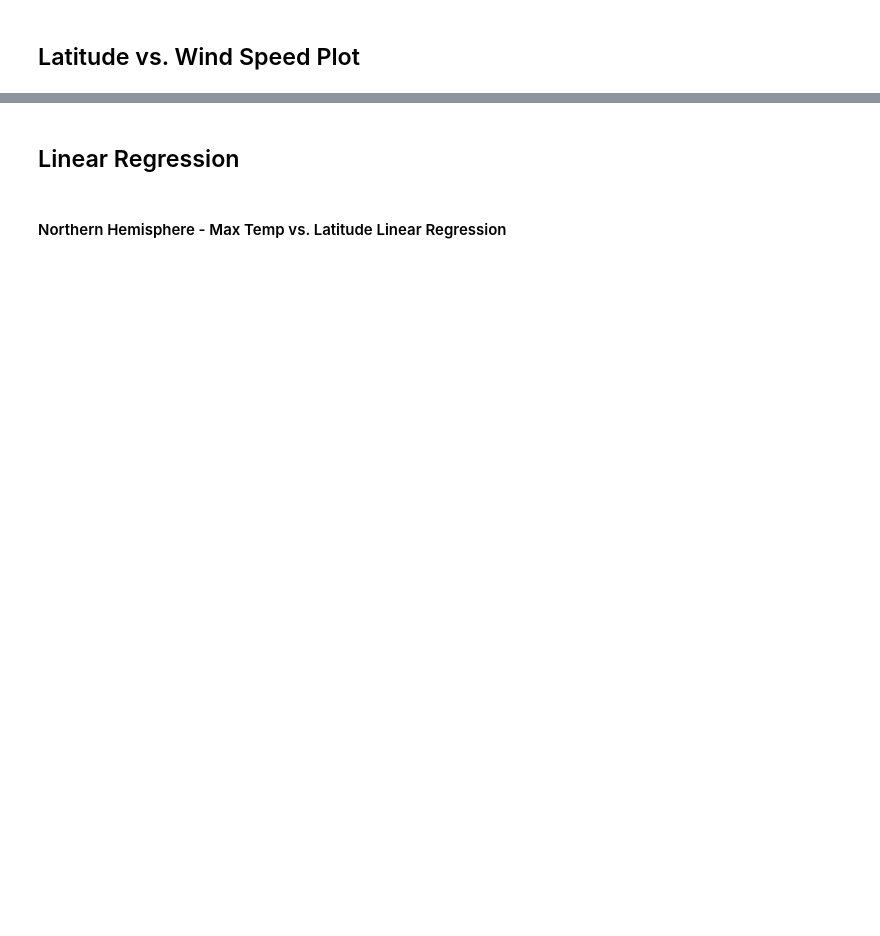
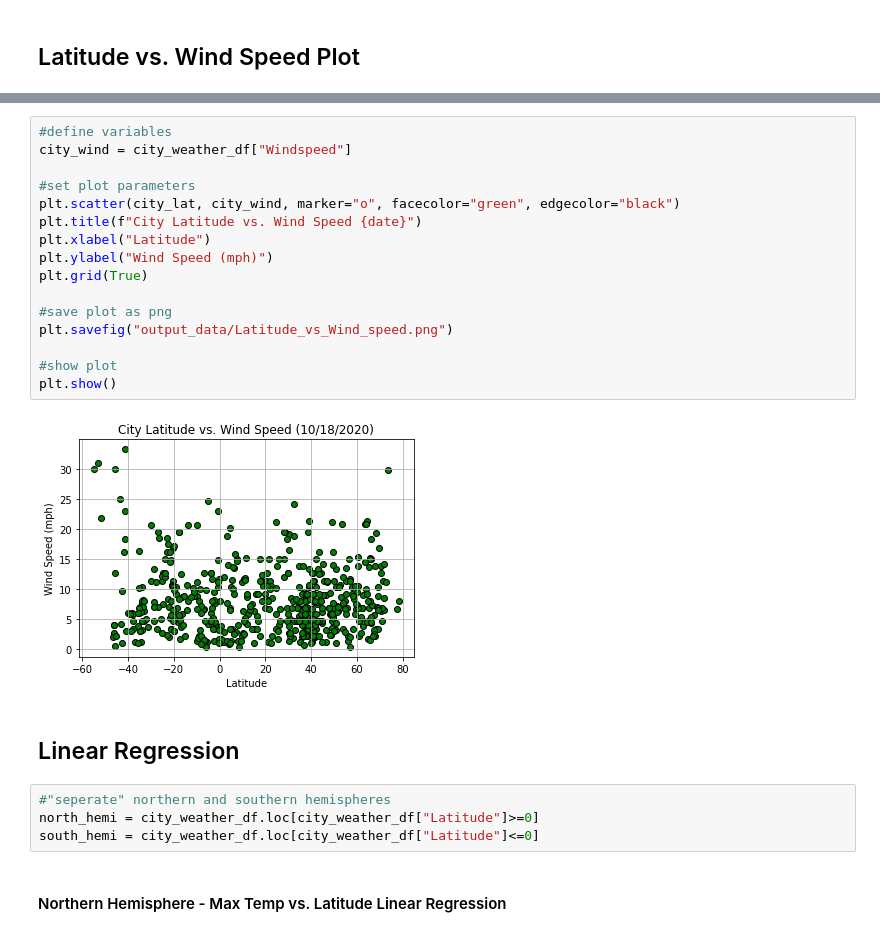
Before and after one commit to Candy-Capilla/python-api-challenge, a Jupyter notebook: WeatherPy/WeatherPy.ipynb, the cells around one changed output, grey strips where cells are left out. Drawn from its saved outputs; the diff is of its cells as text; blank space fills up the shorter version.

```diff
--- a/WeatherPy/WeatherPy.ipynb
+++ b/WeatherPy/WeatherPy.ipynb
@@ -193,4 +241,26 @@ Int64Index([], dtype='int64')
+# %%
+#define variables
+city_wind = city_weather_df["Windspeed"]
+
+#set plot parameters
+plt.scatter(city_lat, city_wind, marker="o", facecolor="green", edgecolor="black")
+plt.title(f"City Latitude vs. Wind Speed {date}")
+plt.xlabel("Latitude")
+plt.ylabel("Wind Speed (mph)")
+plt.grid(True)
+
+#save plot as png
+plt.savefig("output_data/Latitude_vs_Wind_speed.png")
+
+#show plot
+plt.show()
+# %% [output]
+[figure, added]
 # %% [markdown]
 ## Linear Regression
+# %%
+#"seperate" northern and southern hemispheres
+north_hemi = city_weather_df.loc[city_weather_df["Latitude"]>=0]
+south_hemi = city_weather_df.loc[city_weather_df["Latitude"]<=0]
 # %% [markdown]
 ####  Northern Hemisphere - Max Temp vs. Latitude Linear Regression
```
Also changed, not shown: parts of 32 cells of this notebook, 13 other files.
